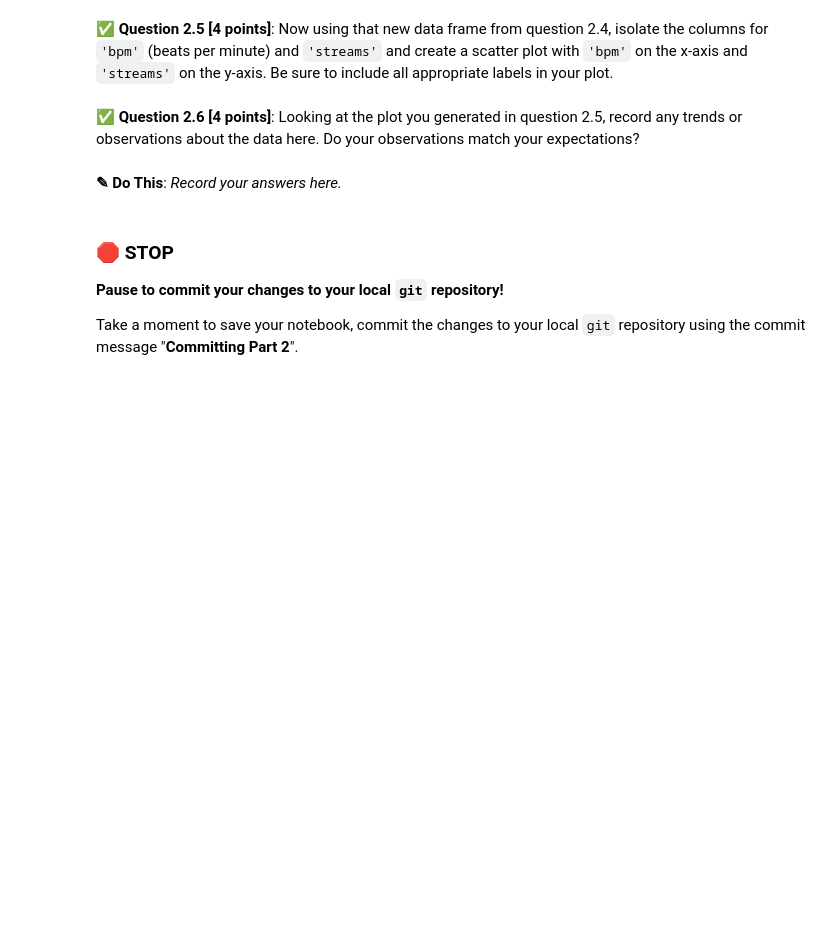
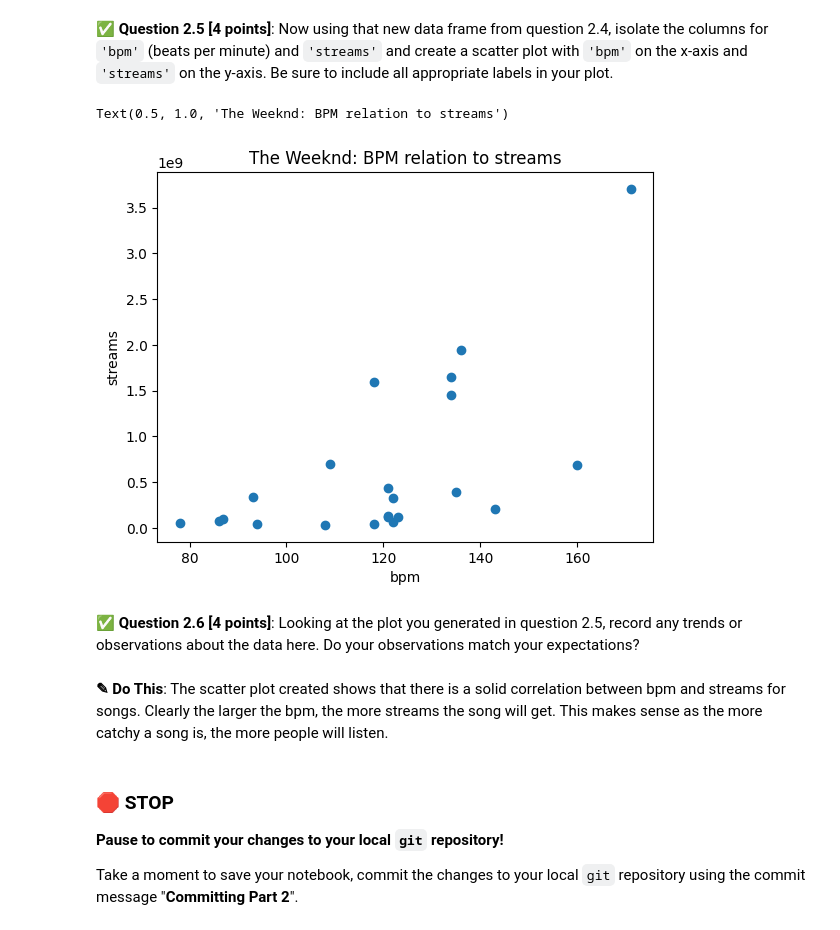
Before and after one commit to ethanfremder/CMSE202-f23-turnin, a Jupyter notebook: midterm/CMSE202_Section004_MidtermS24_Student.ipynb, the cells around one changed output. Drawn from its saved outputs; the diff is of its cells as text; code cells hidden in the pictures; blank space fills up the shorter version.

```diff
--- a/midterm/CMSE202_Section004_MidtermS24_Student.ipynb
+++ b/midterm/CMSE202_Section004_MidtermS24_Student.ipynb
@@ -120,10 +120,18 @@ weeknd.head(6)
 &#9989; **Question 2.5 [4 points]**: Now using that new data frame from question 2.4, isolate the columns for `'bpm'` (beats per minute) and `'streams'` and create a scatter plot with `'bpm'` on the x-axis and `'streams'` on the y-axis. Be sure to include all appropriate labels in your plot.
 # %%
 # Put your code for question 2.5 here
+import matplotlib.pyplot as plt
+plt.scatter(weeknd['bpm'], weeknd['streams'])
+plt.xlabel('bpm')
+plt.ylabel('streams')
+plt.title('The Weeknd: BPM relation to streams')
+# %% [output]
+Text(0.5, 1.0, 'The Weeknd: BPM relation to streams')
+[figure, added]
 # %% [markdown]
 &#9989; **Question 2.6 [4 points]**: Looking at the plot you generated in question 2.5, record any trends or observations about the data here. Do your observations match your expectations?
 # %% [markdown]
-**<font size=+3>&#9998;</font> Do This**: *Record your answers here.*
+**<font size=+3>&#9998;</font> Do This**: The scatter plot created shows that there is a solid correlation between bpm and streams for songs. Clearly the larger the bpm, the more streams the song will get. This makes sense as the more catchy a song is, the more people will listen.
 # %% [markdown]
 ### &#128721; STOP
 **Pause to commit your changes to your local `git` repository!**
```
Also changed, not shown: parts of 5 cells of this notebook.
